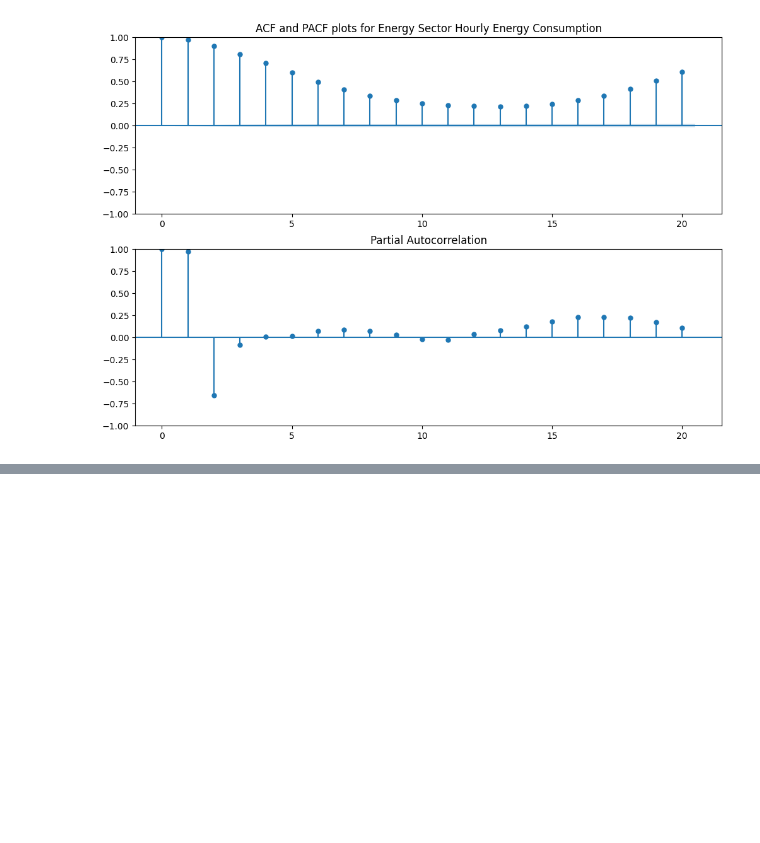
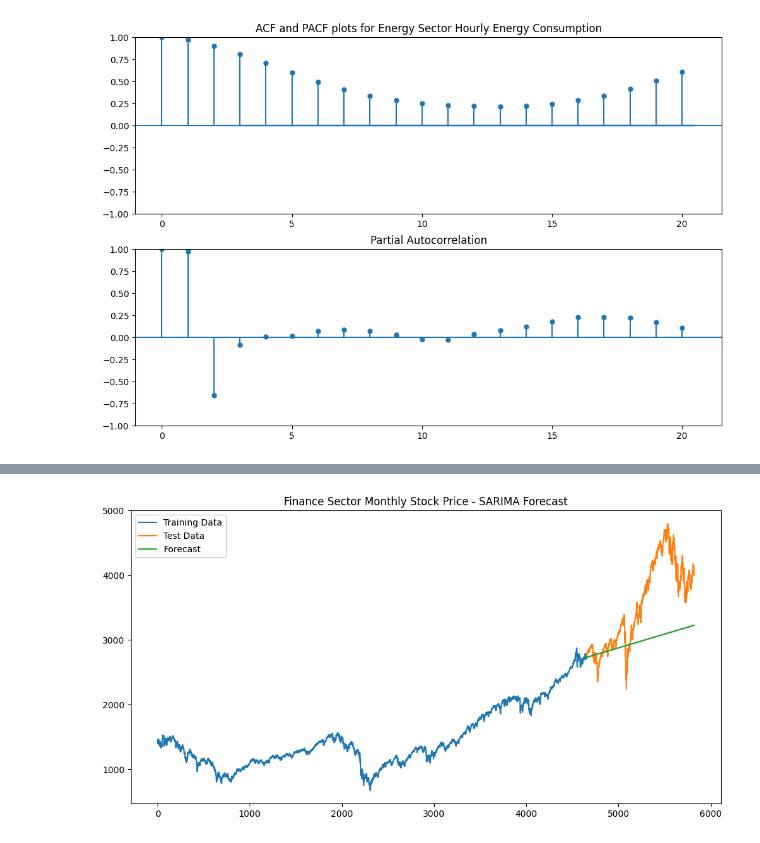
Before and after one commit to AliArfa852/Time-series-Data_analysis, a Jupyter notebook: project.ipynb, the cells around one changed output, grey strips where cells are left out. Saved outputs shown, nothing was run; the diff lists cells and outputs as text; code cells hidden in the pictures; blank space fills up the shorter version.

```diff
--- a/project.ipynb
+++ b/project.ipynb
@@ -484,16 +189,0 @@ ADF p-value: 2.3924187470182788e-29
-# %%
-data = finance_df['close'].values
-
-# Difference the data and determine the order of differencing (d)
-d = difference_and_order(data)
-print("Order of differencing (d):", d)
-
-# Check the stationarity of the data
-p_value = check_stationarity(data)
-print("ADF p-value:", p_value)
-
-# Plot ACF and PACF plots for parameter estimation
-fig, ax = plt.subplots(2, 1, figsize=(12, 8))
-plot_acf(data, ax=ax[0], lags=20)
-plot_pacf(data, ax=ax[1], lags=20)
-plt.show()
@@ -873,0 +398,65 @@ ann(finance_df, 'Date', 'close')
+# %%
+import pandas as pd
+import numpy as np
+import matplotlib.pyplot as plt
+from statsmodels.tsa.statespace.sarimax import SARIMAX
+from statsmodels.tsa.stattools import adfuller
+from statsmodels.graphics.tsaplots import plot_acf, plot_pacf
+
+# Function to difference the data and determine the order of differencing (d)
+def difference_and_order(data):
+    d = 0
+    adf_result = adfuller(data)
+    while adf_result[1] > 0.05:
+        data = np.diff(data)
+        d += 1
+        adf_result = adfuller(data)
+    return d
+
+# Function to plot ACF and PACF plots
+def plot_acf_pacf(data, title):
+    fig, ax = plt.subplots(2, 1, figsize=(12, 8))
+    plot_acf(data, ax=ax[0], lags=20)
+    plot_pacf(data, ax=ax[1], lags=20)
+    ax[0].set_title(f'ACF and PACF plots for {title}')
+    plt.show()
+
+# Function to apply SARIMA model
+def apply_sarima(df, column, title,pat):
+    data = df[column].values
+
+    # Difference the data and determine the order of differencing (d)
+    d = difference_and_order(data)
+    print("Order of differencing (d):", d)
+
+    # Plot ACF and PACF plots
+    plot_acf_pacf(data, title)
+
+    # Split data into training and testing sets
+    train_size = int(len(data) * 0.8)
+    train, test = data[:train_size], data[train_size:]
+
+    # Define SARIMA model
+    model = SARIMAX(train, order=(1, d, 1), seasonal_order=(1, 1, 1, pat))
+
+    # Fit SARIMA model
+    fitted_model = model.fit()
+
+    # Forecast
+    n_forecast = len(test)
+    forecast = fitted_model.forecast(steps=n_forecast)
+
+    # Plot actual vs forecast
+    plt.figure(figsize=(12, 6))
+    plt.plot(train, label='Training Data')
+    plt.plot(range(len(train), len(train) + len(test)), test, label='Test Data')
+    plt.plot(range(len(train), len(train) + len(test)), forecast, label='Forecast')
+    plt.title(f'{title} - SARIMA Forecast')
+    plt.legend()
+    plt.show()
+
+# Apply SARIMA model to each dataset
+apply_sarima(finance_df, 'close', 'Finance Sector Monthly Stock Price', 12)
+apply_sarima(environment_df, 'value', 'Environmental Sector Daily CO2 Concentrations', 365)
+apply_sarima(energy_df, 'AEP_MW', 'Energy Sector Hourly Energy Consumption', 24)
+# %% [output]
@@ -873,0 +465 @@ ann(finance_df, 'Date', 'close')
+[figure, added]
```
Also changed, not shown: parts of 32 cells of this notebook, 1 other file.
